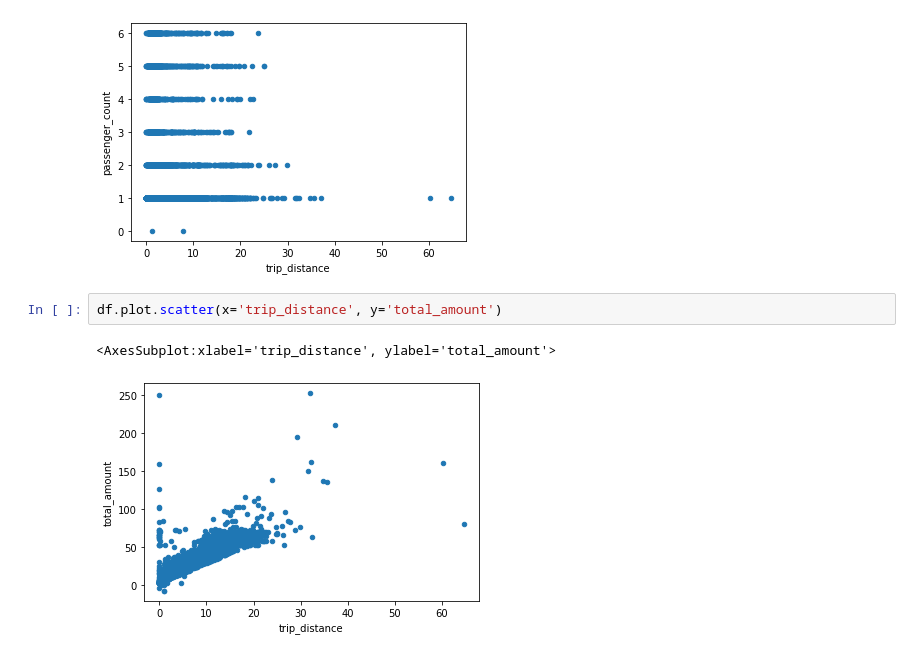
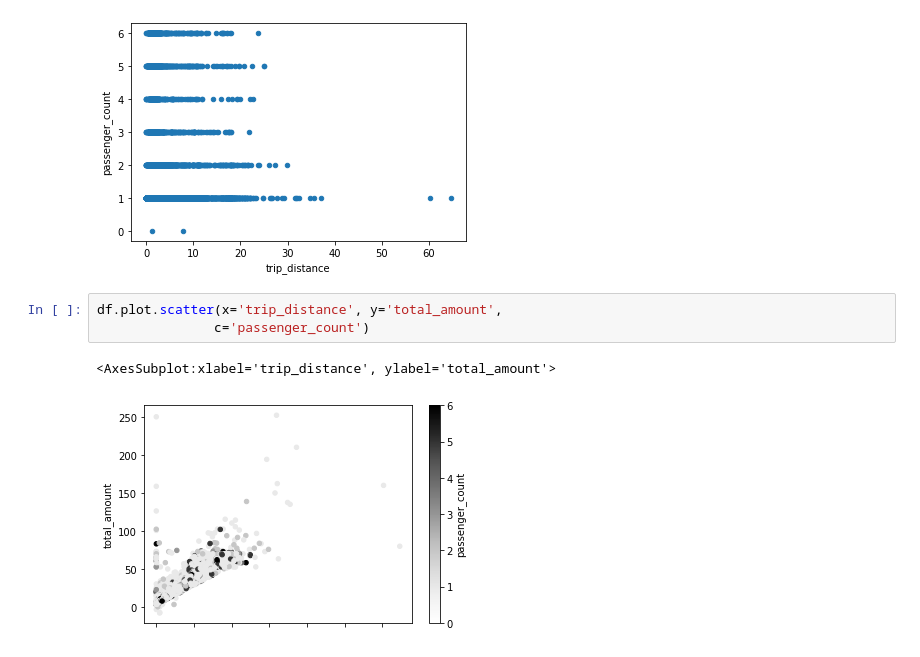
Before and after one commit to ramlaxman/cisco-2020-oct-14-plotting, a Jupyter notebook: Cisco 2020 October 14 — Pandas plotting.ipynb, the cells around one changed output. Drawn from its saved outputs; the diff is of its cells as text.

```diff
--- a/Cisco 2020 October 14 — Pandas plotting.ipynb
+++ b/Cisco 2020 October 14 — Pandas plotting.ipynb
@@ -318,7 +318,8 @@ df.plot.scatter(x='trip_distance', y='passenger_count')
 <AxesSubplot:xlabel='trip_distance', ylabel='passenger_count'>
 [figure]
 # %%
-df.plot.scatter(x='trip_distance', y='total_amount')
+df.plot.scatter(x='trip_distance', y='total_amount',
+               c='passenger_count')
 # %% [output]
 <AxesSubplot:xlabel='trip_distance', ylabel='total_amount'>
-[figure, old version]
+[figure, new version]
```
Also changed, not shown: parts of 1 cell of this notebook.
